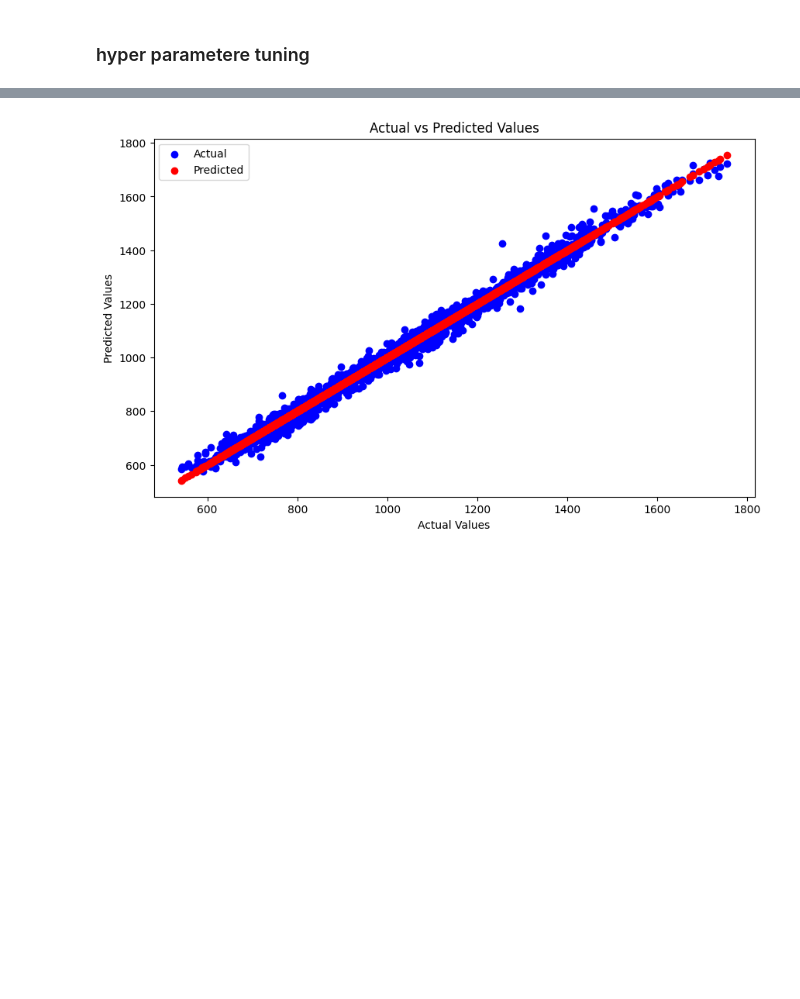
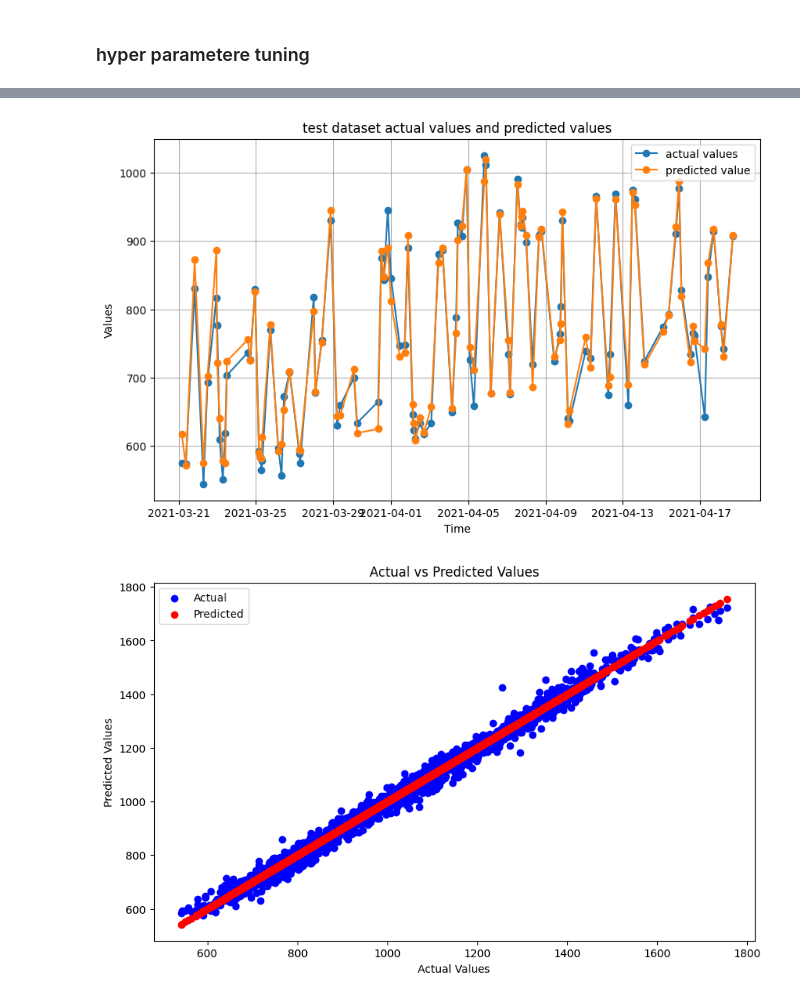
Before and after one commit to amirhosseinamerimanesh/Load-Forecasting-Machine-Learing, a Jupyter notebook: load_forecasting_ml.ipynb, the cells around one changed output, grey strips where cells are left out. Saved outputs shown, nothing was run; the diff lists cells and outputs as text; code cells hidden in the pictures; blank space fills up the shorter version.

```diff
--- a/load_forecasting_ml.ipynb
+++ b/load_forecasting_ml.ipynb
@@ -349,0 +327,6 @@ plt.show()
+# %%
+actual_test_values = concat_df.loc[X_test.index, ['time','values']].sort_index()
+actual_test_values['predicted_values'] = final_model.predict(X_test.sort_index())
+print(actual_train_values.head())
+rmse_test = np.sqrt(mean_squared_error(actual_test_values['values'], actual_test_values['predicted_values']))
+print(f"Final model RMSE on the test set: {rmse_test}")
@@ -350,3 +370,21 @@ plt.show()
+# %%
+# Plotting
+plt.figure(figsize=(10, 6))
+
+# Plotting Value1 against Time
+plt.plot(actual_test_values['time'][:100], actual_test_values['values'][:100], label='actual values', marker='o', linestyle='-')
+
+# Plotting Value2 against Time
+plt.plot(actual_test_values['time'][:100], actual_test_values['predicted_values'][:100], label='predicted value', marker='o', linestyle='-')
+
+plt.title('test dataset actual values and predicted values')
+plt.xlabel('Time')
+plt.ylabel('Values')
+plt.legend()
+plt.grid(True)
+plt.show()
+# %% [output]
+[figure, added]
 # %%
 import matplotlib.pyplot as plt
 
```
Also changed, not shown: parts of 14 cells of this notebook.
